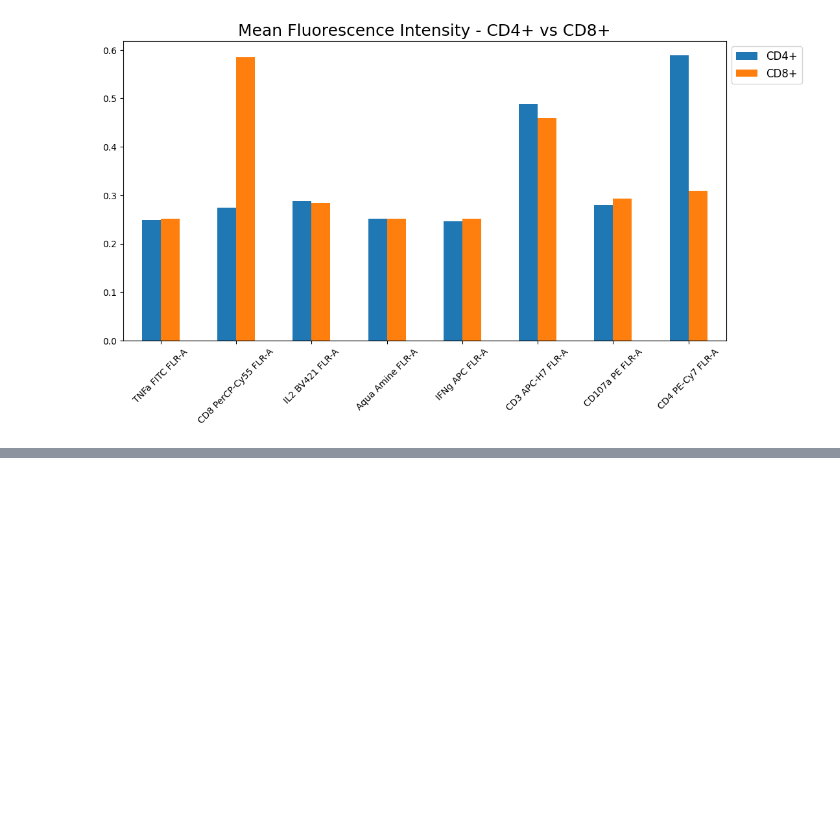
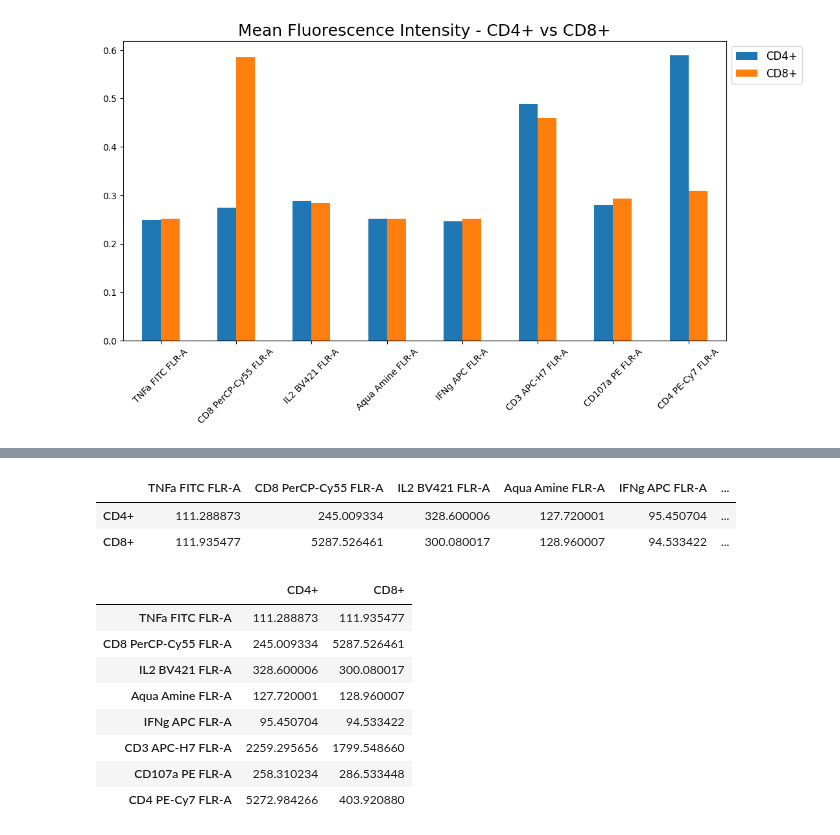
Before and after one commit to whitews/FlowKit, a Jupyter notebook: docs/notebooks/advanced/compare-mfi-of-gated-events.ipynb, the cells around one changed output, grey strips where cells are left out. Saved outputs shown, nothing was run; the diff lists cells and outputs as text; code cells hidden in the pictures; blank space fills up the shorter version.

```diff
--- a/docs/notebooks/advanced/compare-mfi-of-gated-events.ipynb
+++ b/docs/notebooks/advanced/compare-mfi-of-gated-events.ipynb
@@ -142,0 +162,6 @@ ax.plot()
+# %%
+fj_mfi_comparison
+# %% [output]
+|  | TNFa FITC FLR-A | CD8 PerCP-Cy55 FLR-A | IL2 BV421 FLR-A | Aqua Amine FLR-A | IFNg APC FLR-A | ... |
+| CD4+ | 111.288873 | 245.009334 | 328.600006 | 127.720001 | 95.450704 | ... |
+| CD8+ | 111.935477 | 5287.526461 | 300.080017 | 128.960007 | 94.533422 | ... |
@@ -142,0 +170,12 @@ ax.plot()
+# %%
+fj_mfi_comparison
+# %% [output]
+|  | CD4+ | CD8+ |
+| TNFa FITC FLR-A | 111.288873 | 111.935477 |
+| CD8 PerCP-Cy55 FLR-A | 245.009334 | 5287.526461 |
+| IL2 BV421 FLR-A | 328.600006 | 300.080017 |
+| Aqua Amine FLR-A | 127.720001 | 128.960007 |
+| IFNg APC FLR-A | 95.450704 | 94.533422 |
+| CD3 APC-H7 FLR-A | 2259.295656 | 1799.548660 |
+| CD107a PE FLR-A | 258.310234 | 286.533448 |
+| CD4 PE-Cy7 FLR-A | 5272.984266 | 403.920880 |
```
Also changed, not shown: parts of 15 cells of this notebook.
